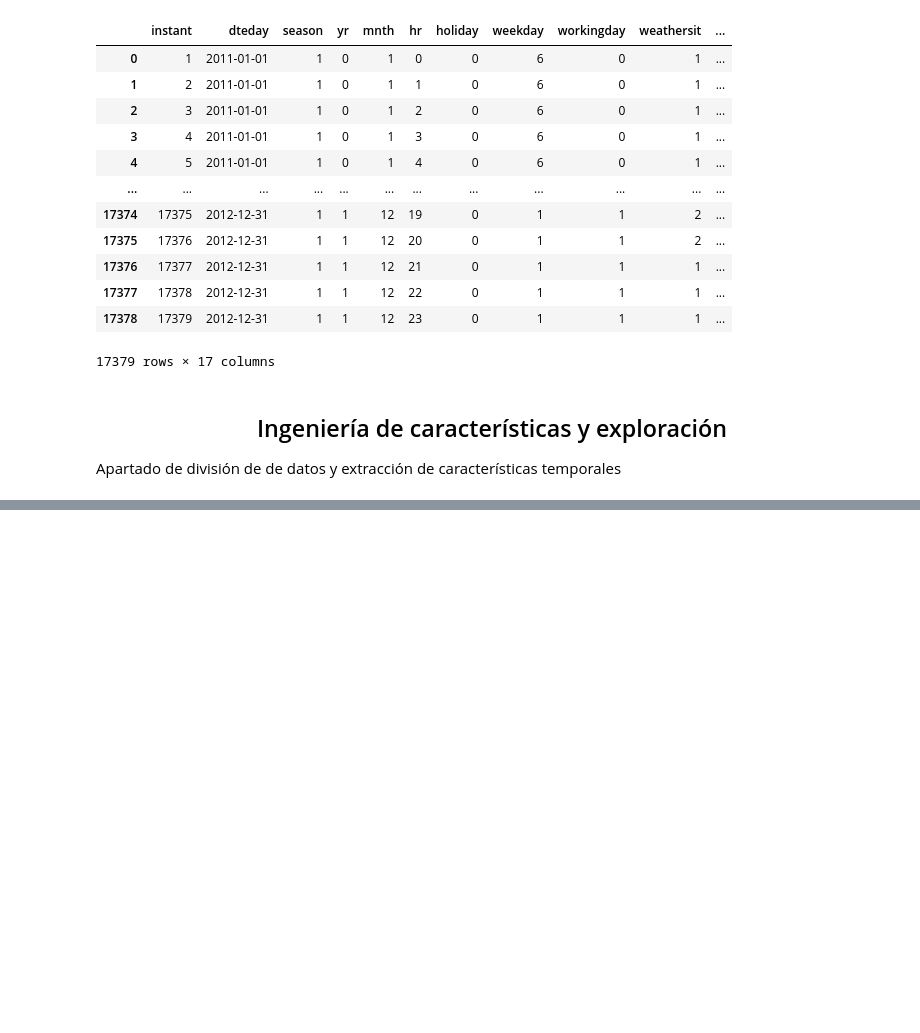
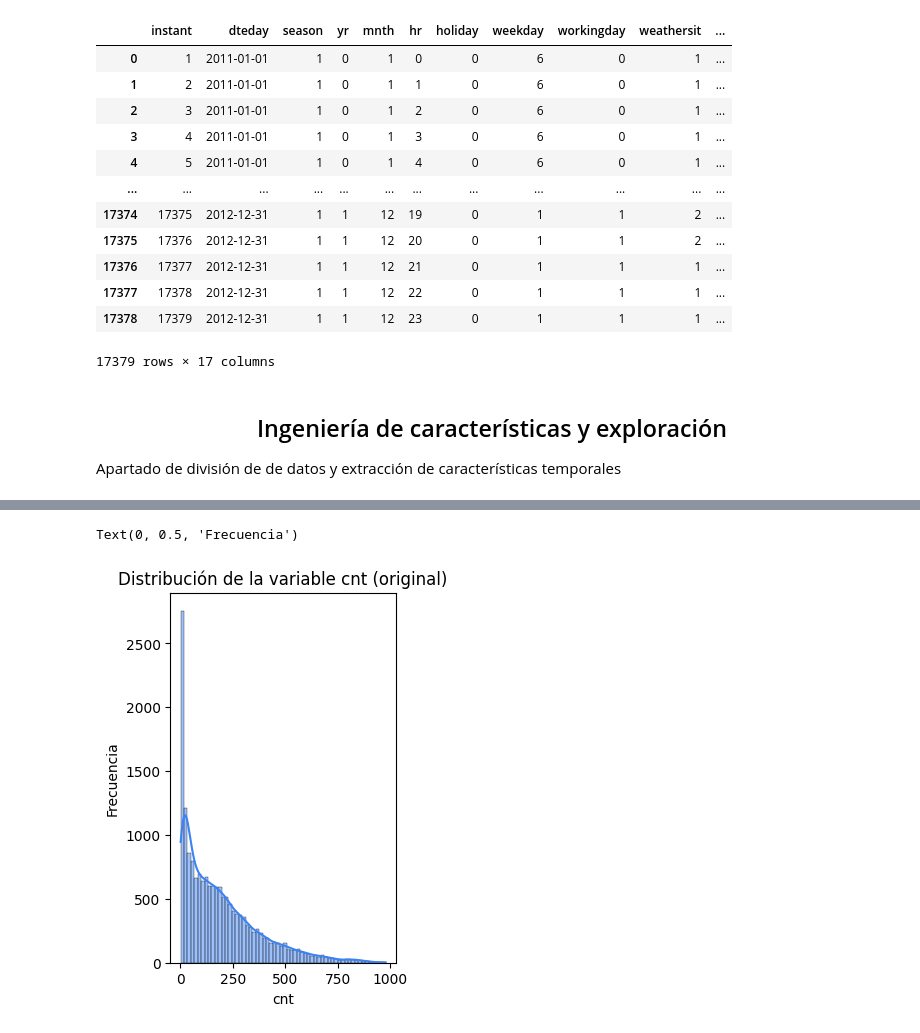
Before and after one commit to Inncubux/Taller1Data, a Jupyter notebook: AxelMondaca_SebastianHernandez.ipynb, the cells around one changed output, grey strips where cells are left out. Drawn from its saved outputs; the diff is of its cells as text; code cells hidden in the pictures; blank space fills up the shorter version.

```diff
--- a/AxelMondaca_SebastianHernandez.ipynb
+++ b/AxelMondaca_SebastianHernandez.ipynb
@@ -74,0 +105,9 @@ Sizes: 8026 17379 5345
+# %%
+plt.subplot(1,2,1)
+sns.histplot(df['cnt'], bins=60, kde=True, color='#3b82f6')
+plt.title('Distribución de la variable cnt (original)')
+plt.xlabel('cnt')
+plt.ylabel('Frecuencia')
+# %% [output]
+Text(0, 0.5, 'Frecuencia')
+[figure, added]
```
Also changed, not shown: parts of 34 cells of this notebook.
